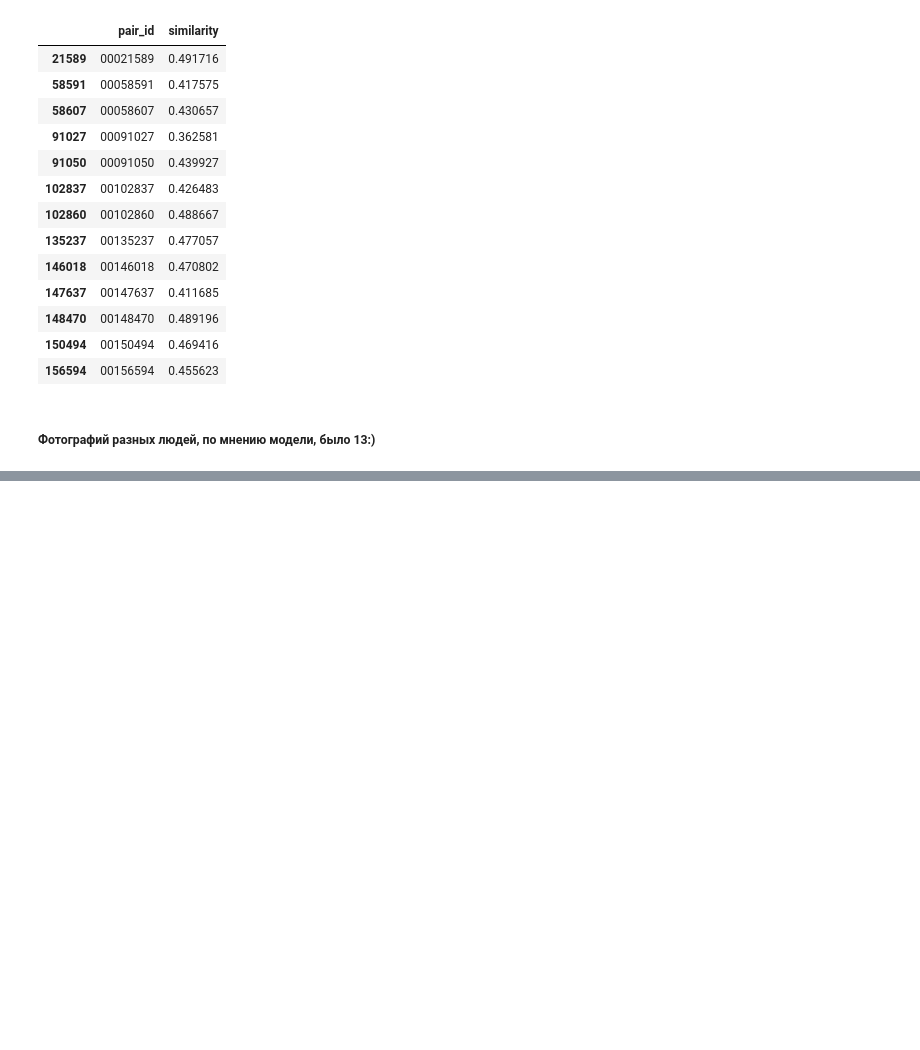
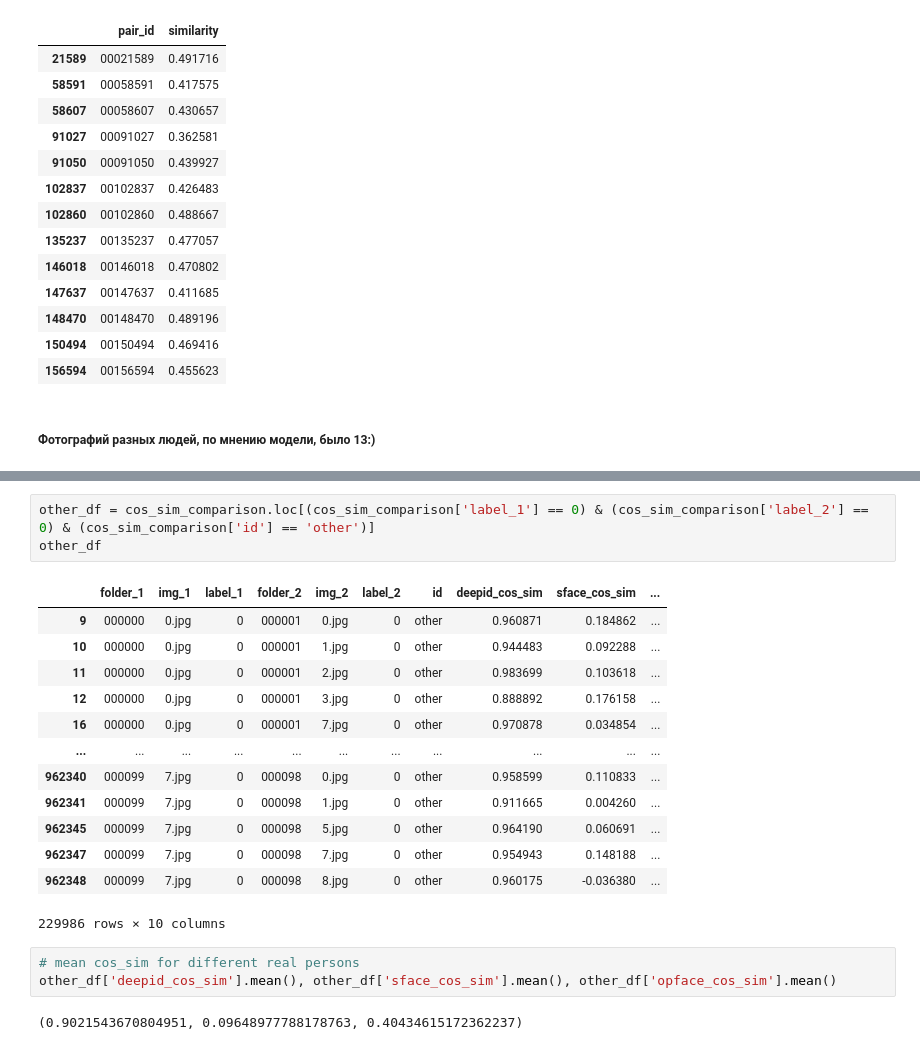
Before and after one commit to BasselSh/Kryptonite-ML-Challenge, a Jupyter notebook: other-experiments/DeepFace.ipynb, the cells around one changed output, grey strips where cells are left out. Drawn from its saved outputs; the diff is of its cells as text; blank space fills up the shorter version.

```diff
--- a/other-experiments/DeepFace.ipynb
+++ b/other-experiments/DeepFace.ipynb
@@ -698,0 +949,22 @@ preds.loc[preds['similarity']<0.5]
+# %%
+other_df = cos_sim_comparison.loc[(cos_sim_comparison['label_1'] == 0) & (cos_sim_comparison['label_2'] == 0) & (cos_sim_comparison['id'] == 'other')]
+other_df
+# %% [output]
+|  | folder_1 | img_1 | label_1 | folder_2 | img_2 | label_2 | id | deepid_cos_sim | sface_cos_sim | ... |
+| 9 | 000000 | 0.jpg | 0 | 000001 | 0.jpg | 0 | other | 0.960871 | 0.184862 | ... |
+| 10 | 000000 | 0.jpg | 0 | 000001 | 1.jpg | 0 | other | 0.944483 | 0.092288 | ... |
+| 11 | 000000 | 0.jpg | 0 | 000001 | 2.jpg | 0 | other | 0.983699 | 0.103618 | ... |
+| 12 | 000000 | 0.jpg | 0 | 000001 | 3.jpg | 0 | other | 0.888892 | 0.176158 | ... |
+| 16 | 000000 | 0.jpg | 0 | 000001 | 7.jpg | 0 | other | 0.970878 | 0.034854 | ... |
+| ... | ... | ... | ... | ... | ... | ... | ... | ... | ... | ... |
+| 962340 | 000099 | 7.jpg | 0 | 000098 | 0.jpg | 0 | other | 0.958599 | 0.110833 | ... |
+| 962341 | 000099 | 7.jpg | 0 | 000098 | 1.jpg | 0 | other | 0.911665 | 0.004260 | ... |
+| 962345 | 000099 | 7.jpg | 0 | 000098 | 5.jpg | 0 | other | 0.964190 | 0.060691 | ... |
+| 962347 | 000099 | 7.jpg | 0 | 000098 | 7.jpg | 0 | other | 0.954943 | 0.148188 | ... |
+| 962348 | 000099 | 7.jpg | 0 | 000098 | 8.jpg | 0 | other | 0.960175 | -0.036380 | ... |
+229986 rows × 10 columns
+# %%
+# mean cos_sim for different real persons
+other_df['deepid_cos_sim'].mean(), other_df['sface_cos_sim'].mean(), other_df['opface_cos_sim'].mean()
+# %% [output]
+(0.9021543670804951, 0.09648977788178763, 0.40434615172362237)
```
Also changed, not shown: parts of 34 cells of this notebook, 3 other files.
